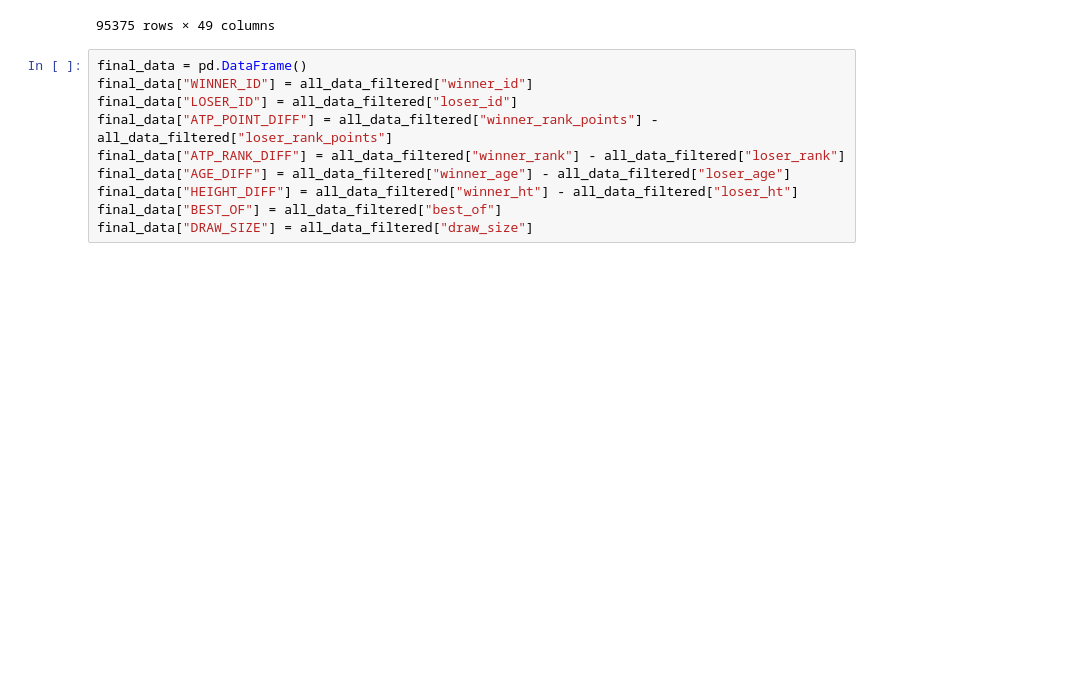
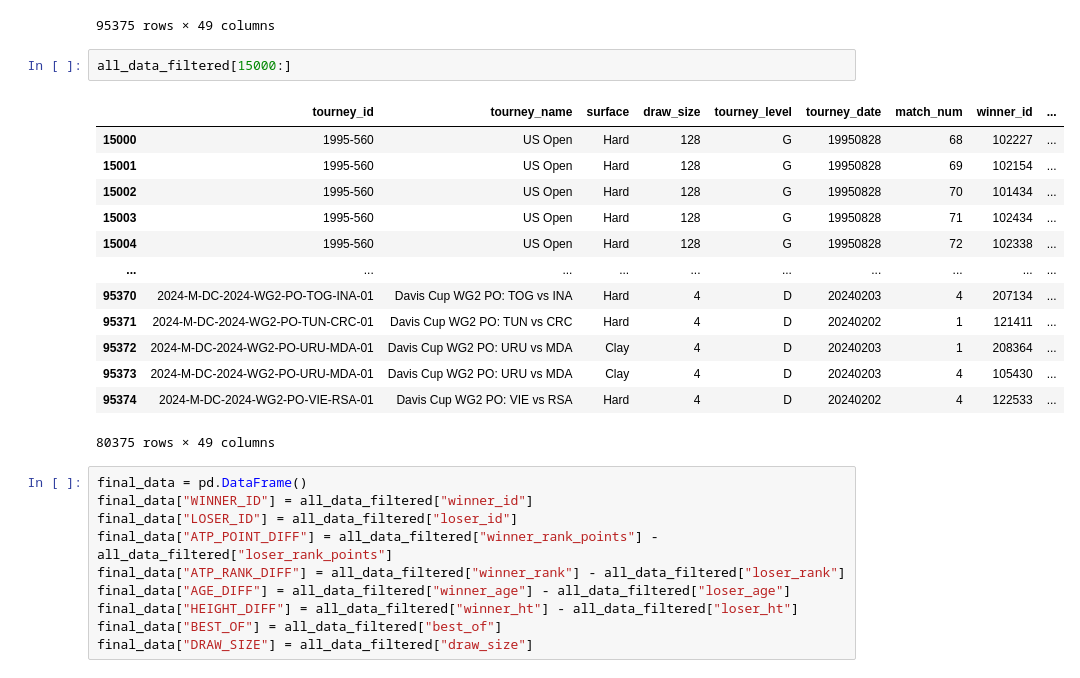
Before and after one commit to theGreen-Coder/random-forest-tennis, a Jupyter notebook: DataPreProcess.ipynb, the cells around one changed output. Saved outputs shown, nothing was run; the diff lists cells and outputs as text; blank space fills up the shorter version.

```diff
--- a/DataPreProcess.ipynb
+++ b/DataPreProcess.ipynb
@@ -139,6 +128,22 @@ all_data_filtered
 | 95373 | 2024-M-DC-2024-WG2-PO-URU-MDA-01 | Davis Cup WG2 PO: URU vs MDA | Clay | 4 | D | 20240203 | 4 | 105430 | ... |
 | 95374 | 2024-M-DC-2024-WG2-PO-VIE-RSA-01 | Davis Cup WG2 PO: VIE vs RSA | Hard | 4 | D | 20240202 | 4 | 122533 | ... |
 95375 rows × 49 columns
+# %%
+all_data_filtered[15000:]
+# %% [output]
+|  | tourney_id | tourney_name | surface | draw_size | tourney_level | tourney_date | match_num | winner_id | ... |
+| 15000 | 1995-560 | US Open | Hard | 128 | G | 19950828 | 68 | 102227 | ... |
+| 15001 | 1995-560 | US Open | Hard | 128 | G | 19950828 | 69 | 102154 | ... |
+| 15002 | 1995-560 | US Open | Hard | 128 | G | 19950828 | 70 | 101434 | ... |
+| 15003 | 1995-560 | US Open | Hard | 128 | G | 19950828 | 71 | 102434 | ... |
+| 15004 | 1995-560 | US Open | Hard | 128 | G | 19950828 | 72 | 102338 | ... |
+| ... | ... | ... | ... | ... | ... | ... | ... | ... | ... |
+| 95370 | 2024-M-DC-2024-WG2-PO-TOG-INA-01 | Davis Cup WG2 PO: TOG vs INA | Hard | 4 | D | 20240203 | 4 | 207134 | ... |
+| 95371 | 2024-M-DC-2024-WG2-PO-TUN-CRC-01 | Davis Cup WG2 PO: TUN vs CRC | Hard | 4 | D | 20240202 | 1 | 121411 | ... |
+| 95372 | 2024-M-DC-2024-WG2-PO-URU-MDA-01 | Davis Cup WG2 PO: URU vs MDA | Clay | 4 | D | 20240203 | 1 | 208364 | ... |
+| 95373 | 2024-M-DC-2024-WG2-PO-URU-MDA-01 | Davis Cup WG2 PO: URU vs MDA | Clay | 4 | D | 20240203 | 4 | 105430 | ... |
+| 95374 | 2024-M-DC-2024-WG2-PO-VIE-RSA-01 | Davis Cup WG2 PO: VIE vs RSA | Hard | 4 | D | 20240202 | 4 | 122533 | ... |
+80375 rows × 49 columns
 # %%
 final_data = pd.DataFrame()
 final_data["WINNER_ID"] = all_data_filtered["winner_id"]
```
Also changed, not shown: parts of 35 cells of this notebook.
